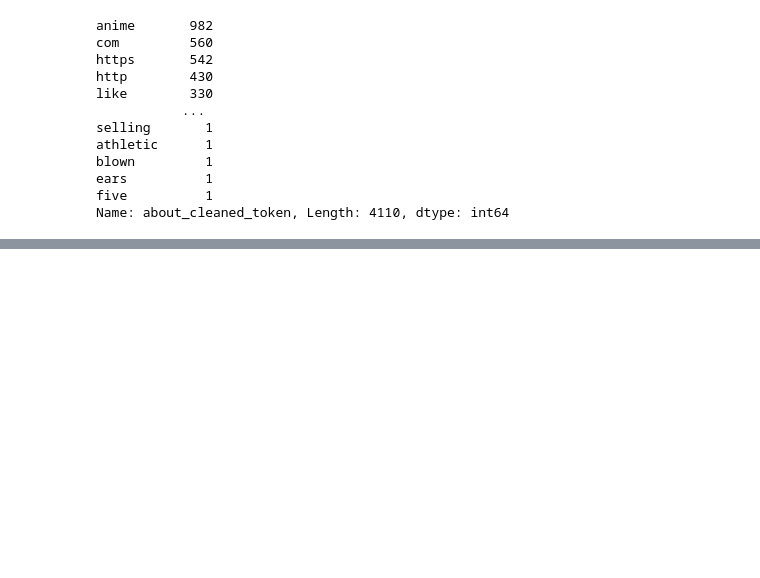
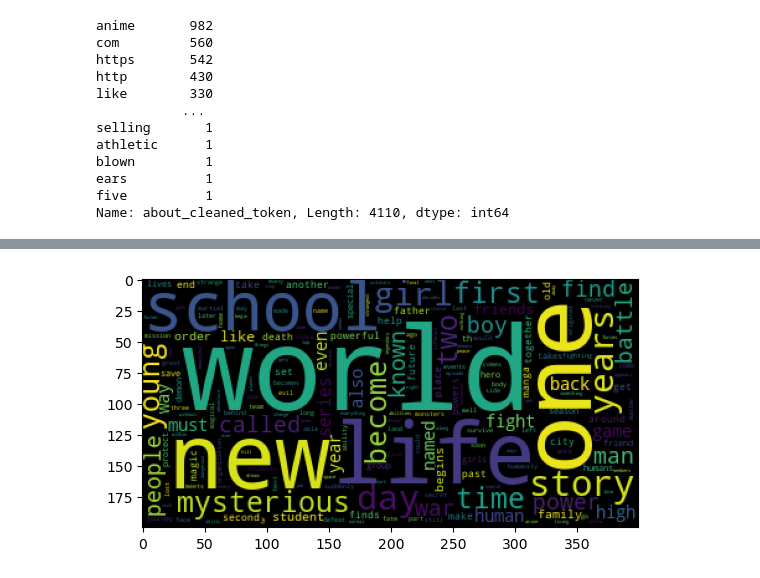
Before and after one commit to doyoung-umich/pj_otaku, a Jupyter notebook: Henry/henry_notebook_01.ipynb, the cells around one changed output, grey strips where cells are left out. Drawn from its saved outputs; the diff is of its cells as text; code cells hidden in the pictures; blank space fills up the shorter version.

```diff
--- a/Henry/henry_notebook_01.ipynb
+++ b/Henry/henry_notebook_01.ipynb
@@ -278,0 +287,9 @@ plt.show(users_wordcloud)
+# %%
+titles_df_action = titles_df_02[titles_df_02['Action']==1]
+titles_wordcloud_action = WordCloud().generate_from_frequencies(titles_df_action['synopsis_cleaned_token'].value_counts(normalize=True))
+plt.imshow(titles_wordcloud_action)
+plt.show(titles_wordcloud_action)
+
+# "world" is most frequent compared to "school" when all cateogories are incldued
+# %% [output]
+[figure, added]
```
Also changed, not shown: parts of 25 cells of this notebook.
